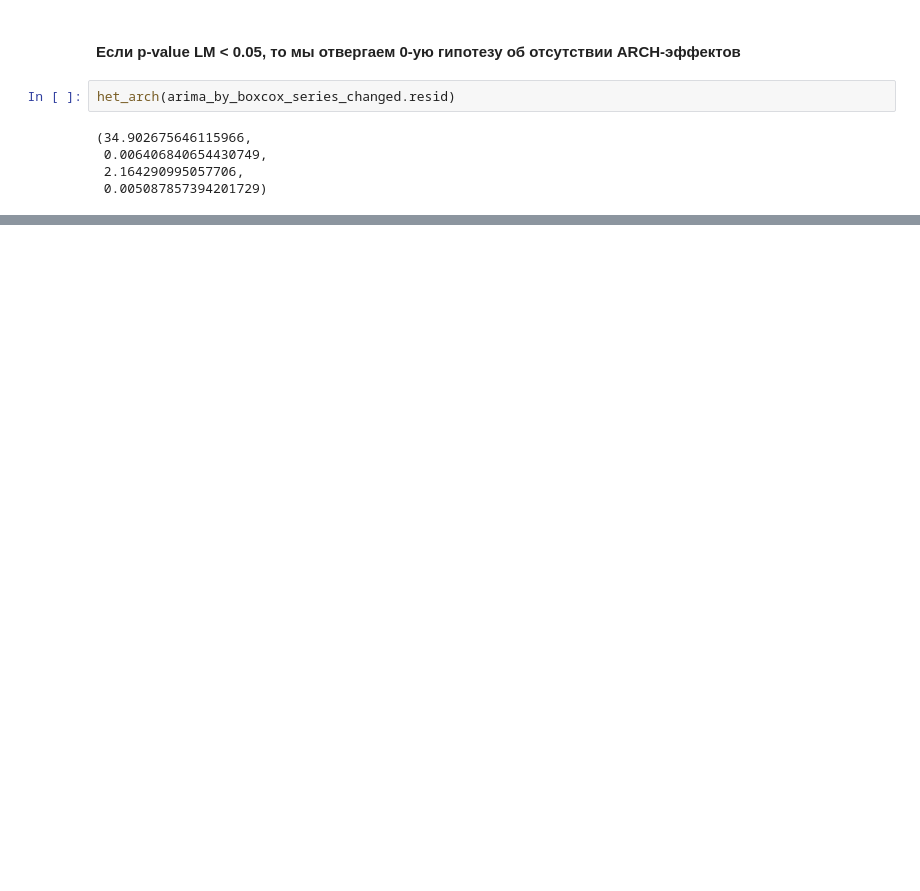
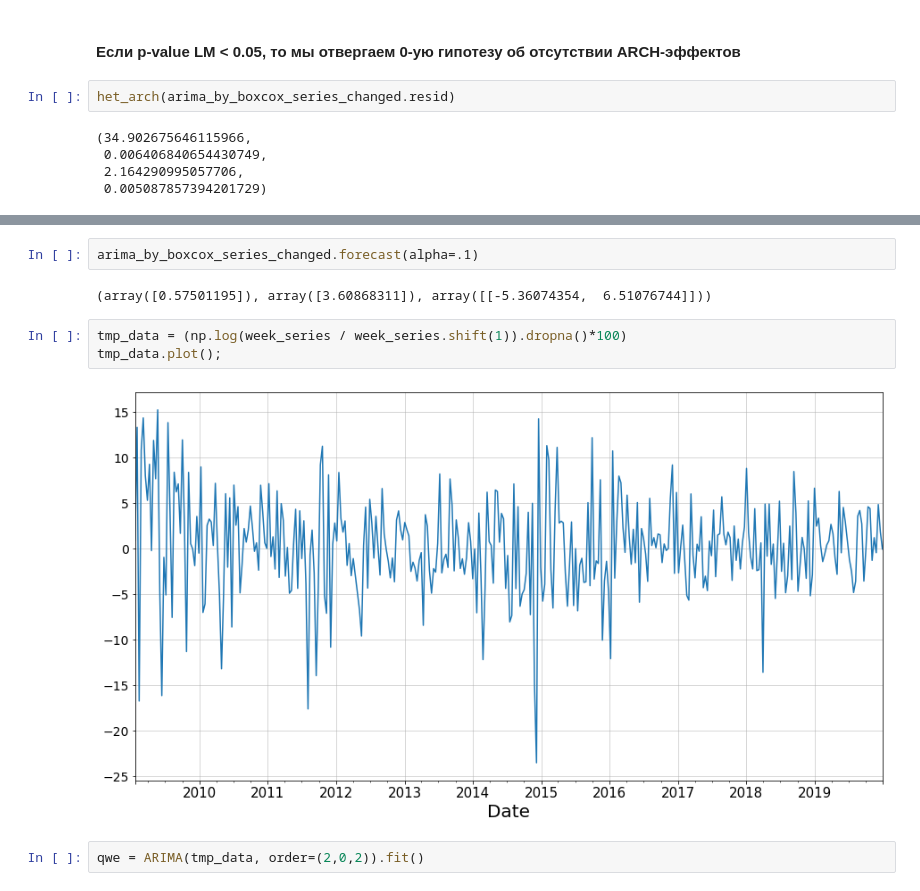
Before and after one commit to xtess16/RTSI, a Jupyter notebook: RTS_test.ipynb, the cells around one changed output, grey strips where cells are left out. Drawn from its saved outputs; the diff is of its cells as text; blank space fills up the shorter version.

```diff
--- a/RTS_test.ipynb
+++ b/RTS_test.ipynb
@@ -882,0 +888,11 @@ het_arch(arima_by_boxcox_series_changed.resid)
+# %%
+arima_by_boxcox_series_changed.forecast(alpha=.1)
+# %% [output]
+(array([0.57501195]), array([3.60868311]), array([[-5.36074354,  6.51076744]]))
+# %%
+tmp_data = (np.log(week_series / week_series.shift(1)).dropna()*100)
+tmp_data.plot();
+# %% [output]
+[figure, added]
+# %%
+qwe = ARIMA(tmp_data, order=(2,0,2)).fit()
```
Also changed, not shown: parts of 18 cells of this notebook.
